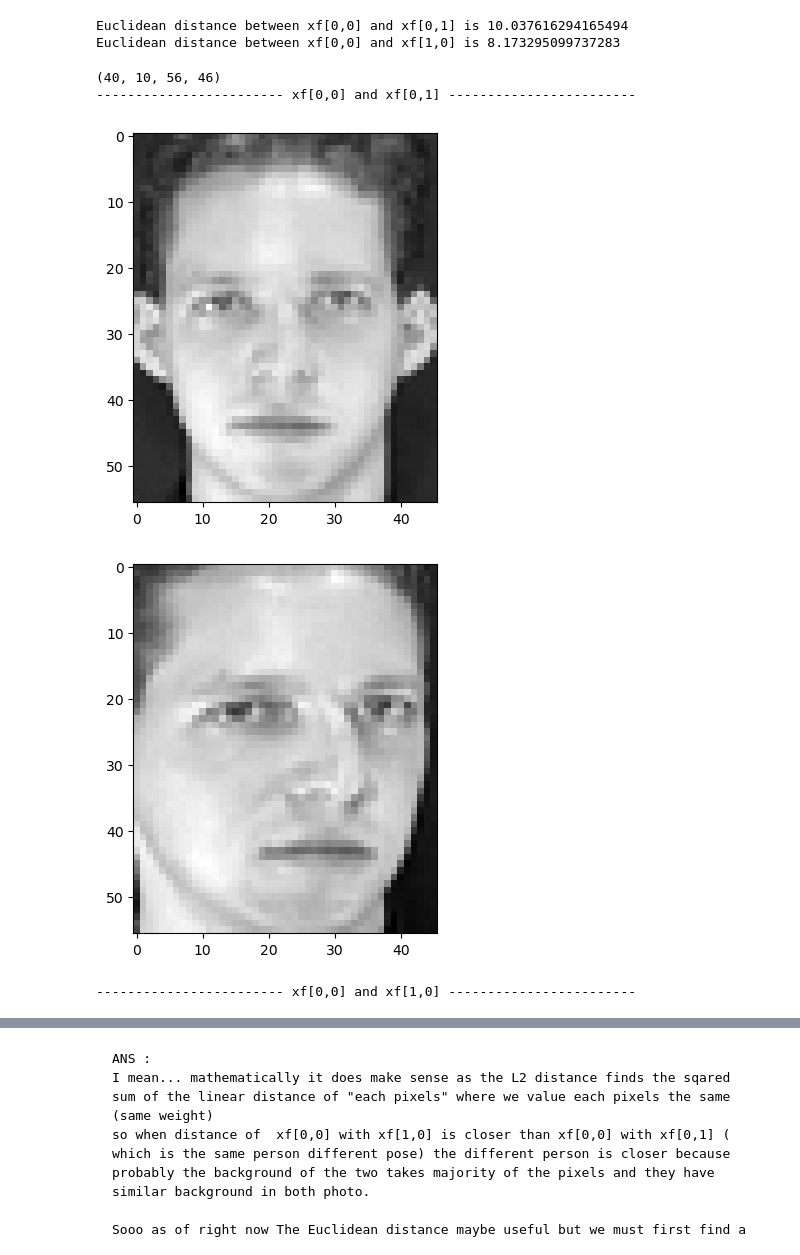
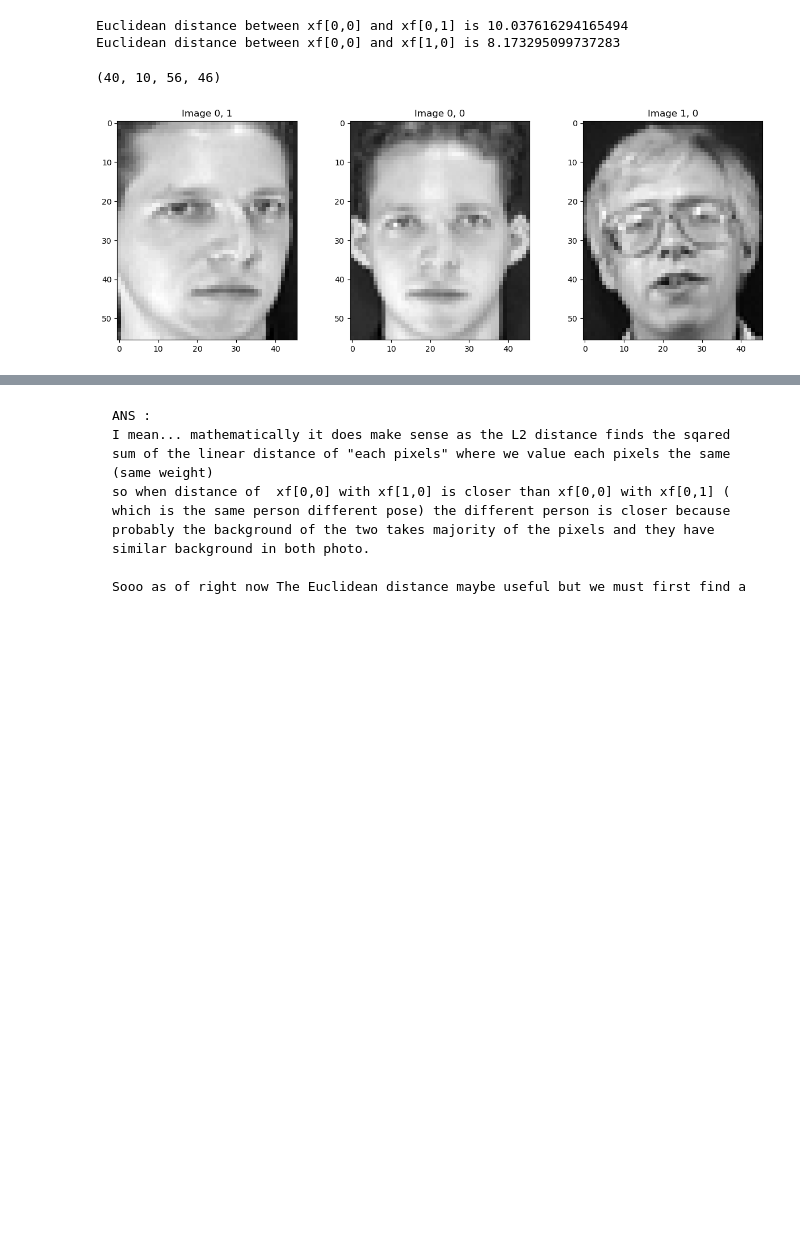
Before and after one commit to JeansAthiwat/Pattern_2024, a Jupyter notebook: HW/HW03/HW3_Fisherfaces(student).ipynb, the cells around one changed output, grey strips where cells are left out. Drawn from its saved outputs; the diff is of its cells as text; code cells hidden in the pictures; blank space fills up the shorter version.

```diff
--- a/HW/HW03/HW3_Fisherfaces(student).ipynb
+++ b/HW/HW03/HW3_Fisherfaces(student).ipynb
@@ -415,23 +415,24 @@ Euclidean distance between xf[0,0] and xf[1,0] is 8.173295099737283
 # %%
 # TODO: Show why does the numbers make sense
 
 print(xf.shape)
-print("------------------------ xf[0,0] and xf[0,1] ------------------------")
-plt.imshow(xf[0,0], cmap = 'gray')
+# Create a 1x3 subplot layout
+plt.figure(figsize=(15, 5))  # Adjust the figure size as needed
+
+# Subplot 1
+plt.subplot(1, 3, 1)
+plt.imshow(xf[0, 1], cmap='gray')
+plt.title('Image 0, 1')
+# Subplot 2
+plt.subplot(1, 3, 2)
+plt.imshow(xf[0, 0], cmap='gray')
+plt.title('Image 0, 0')
+# Subplot 3
+plt.subplot(1, 3, 3)
+plt.imshow(xf[1, 0], cmap='gray')
+plt.title('Image 1, 0')
+
 plt.show()
-
-plt.imshow(xf[0,1], cmap = 'gray')
-plt.show()
-
-print("------------------------ xf[0,0] and xf[1,0] ------------------------")
-plt.imshow(xf[0,0], cmap = 'gray')
-plt.show()
-
-plt.imshow(xf[1,0], cmap = 'gray')
-plt.show()
 # %% [output]
 (40, 10, 56, 46)
------------------------- xf[0,0] and xf[0,1] ------------------------
-[figure, old version]
+[figure, new version]
-[figure, removed]
------------------------- xf[0,0] and xf[1,0] ------------------------
```
Also changed, not shown: parts of 9 cells of this notebook.
